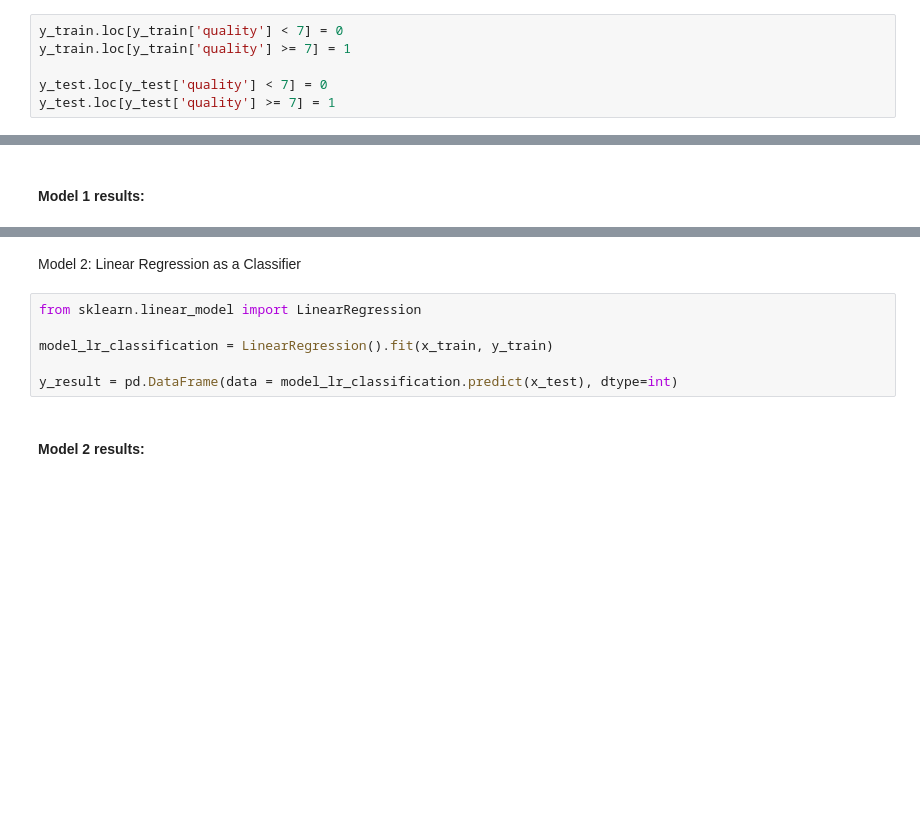
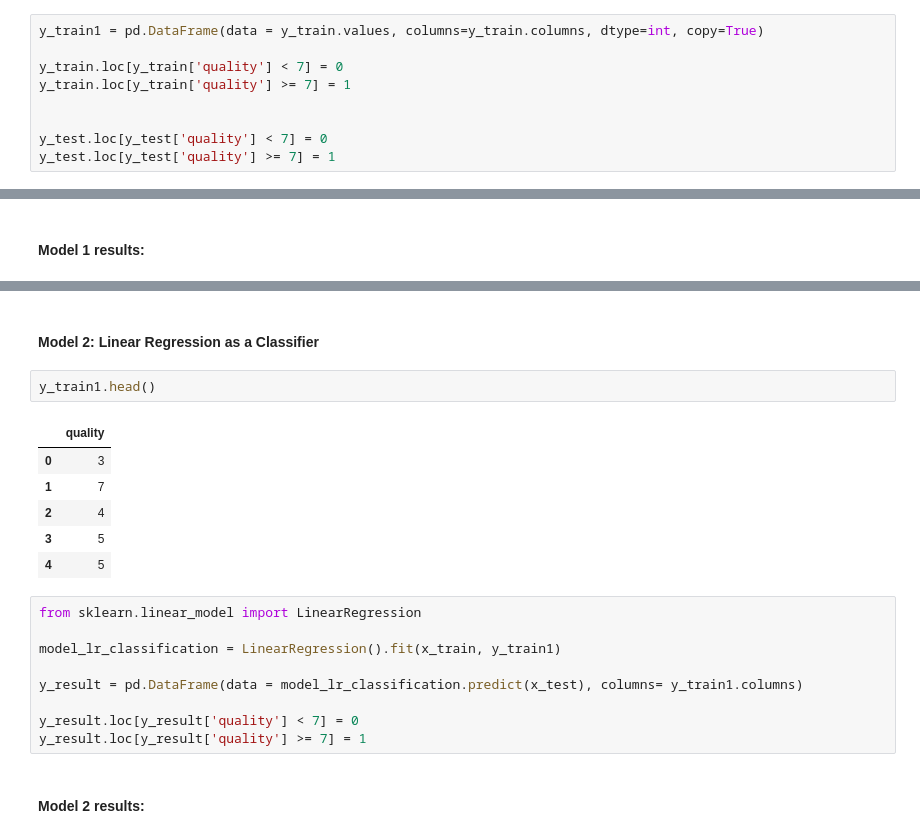
Before and after one commit to Susheel06/assignment1, a Jupyter notebook: Assignment1_Ques2&3.ipynb, the cells around one changed output, grey strips where cells are left out. Saved outputs shown, nothing was run; the diff lists cells and outputs as text; blank space fills up the shorter version.

```diff
--- a/Assignment1_Ques2&3.ipynb
+++ b/Assignment1_Ques2&3.ipynb
@@ -90,9 +89,12 @@ print(y_train.shape)
 # %% [markdown]
 #### Converting the ordinal output data to categorical data with a threshold of 7:
 # %%
+y_train1 = pd.DataFrame(data = y_train.values, columns=y_train.columns, dtype=int, copy=True)
+
 y_train.loc[y_train['quality'] < 7] = 0
 y_train.loc[y_train['quality'] >= 7] = 1
 
+
 y_test.loc[y_test['quality'] < 7] = 0
 y_test.loc[y_test['quality'] >= 7] = 1
 # %% [output]
@@ -156,11 +149,23 @@ Specificity: 0.31
 # %% [markdown]
-Model 2: Linear Regression as a Classifier
+#### Model 2: Linear Regression as a Classifier
+# %%
+y_train1.head()
+# %% [output]
+|  | quality |
+| 0 | 3 |
+| 1 | 7 |
+| 2 | 4 |
+| 3 | 5 |
+| 4 | 5 |
 # %%
 from sklearn.linear_model import LinearRegression
 
-model_lr_classification = LinearRegression().fit(x_train, y_train)
+model_lr_classification = LinearRegression().fit(x_train, y_train1)
 
-y_result = pd.DataFrame(data = model_lr_classification.predict(x_test), dtype=int)
+y_result = pd.DataFrame(data = model_lr_classification.predict(x_test), columns= y_train1.columns)
+
+y_result.loc[y_result['quality'] < 7] = 0
+y_result.loc[y_result['quality'] >= 7] = 1
 # %% [markdown]
 #### Model 2 results:
 # %%
```
Also changed, not shown: parts of 8 cells of this notebook.
